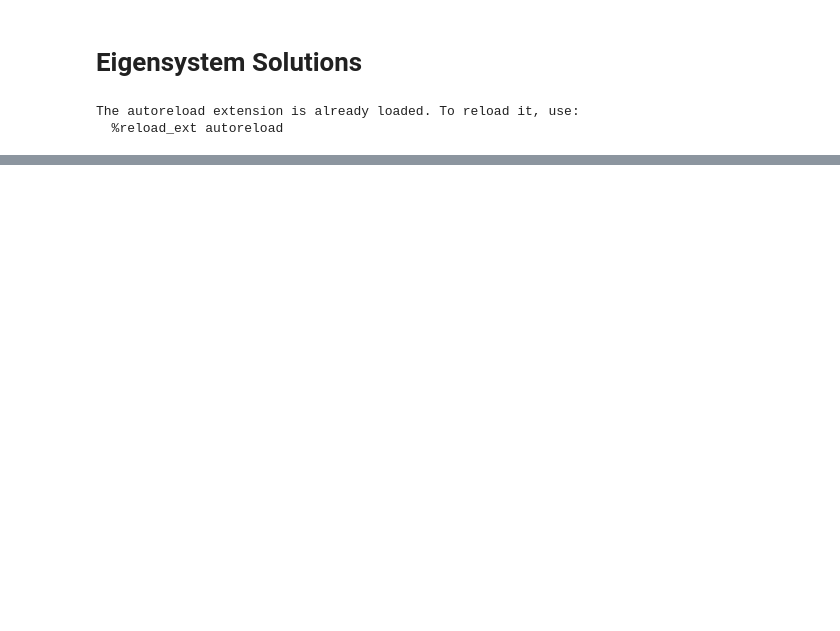
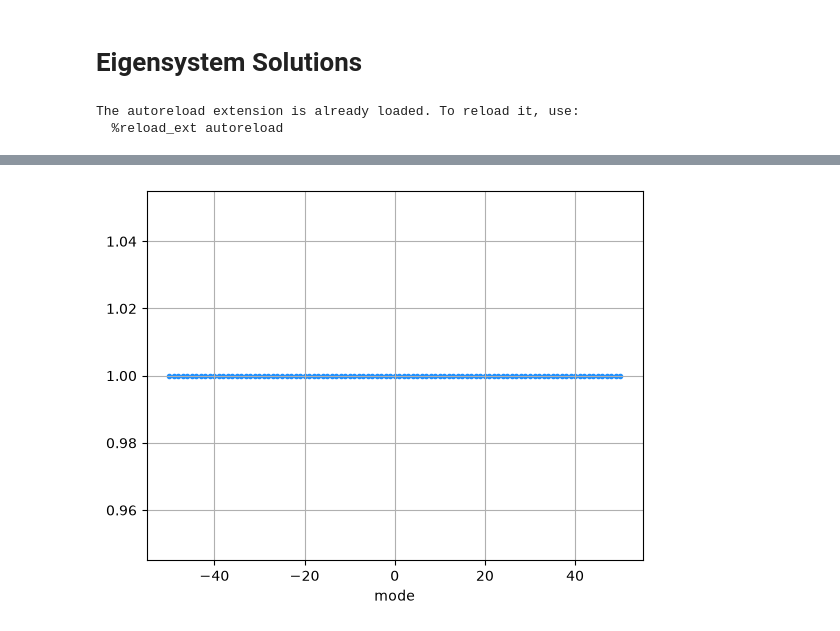
Before and after one commit to gonza94/pyABS, a Jupyter notebook: examples/eigensystem.ipynb, the cells around one changed output, grey strips where cells are left out. Saved outputs shown, nothing was run; the diff lists cells and outputs as text; code cells hidden in the pictures; blank space fills up the shorter version.

```diff
--- a/examples/eigensystem.ipynb
+++ b/examples/eigensystem.ipynb
@@ -124,0 +149,10 @@ plt.show()
+# %%
+fig, ax = plt.subplots()
+#plt.suptitle(r"Solution at $\theta = 1.5\times2\pi$")
+#plt.title(r"$w_{theta}$ = 1.0, q = 20.0")
+plt.grid()
+plt.scatter(modes, ks, marker='.', color='dodgerblue')
+ax.set_xlabel(r"mode")
+plt.show()
+# %% [output]
+[figure, added]
```
Also changed, not shown: parts of 10 cells of this notebook, 6 other files.
